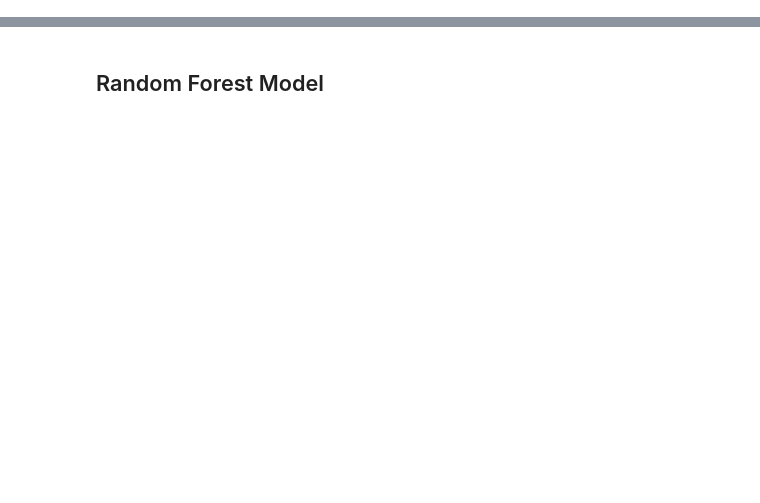
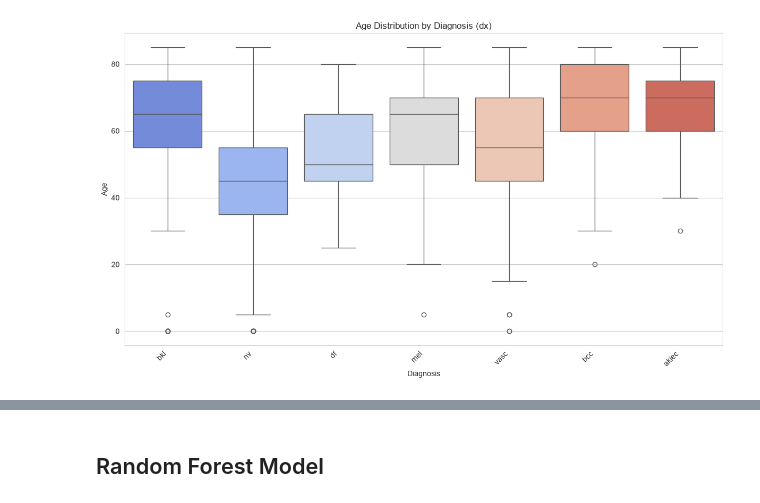
Before and after one commit to Hakunok/CS171-ImageClassifier, a Jupyter notebook: notebooks/eda_processing_split.ipynb, the cells around one changed output, grey strips where cells are left out. Saved outputs shown, nothing was run; the diff lists cells and outputs as text; code cells hidden in the pictures; blank space fills up the shorter version.

```diff
--- a/notebooks/eda_processing_split.ipynb
+++ b/notebooks/eda_processing_split.ipynb
@@ -242,0 +340,12 @@ print(class_weights)
+# %%
+# 4. Age distribution by 'dx'
+plt.figure(figsize=(12, 7))
+sns.boxplot(data=train_df, x='dx', y='age', palette='coolwarm')
+plt.title('Age Distribution by Diagnosis (dx)')
+plt.xlabel('Diagnosis')
+plt.ylabel('Age')
+plt.xticks(rotation=45, ha='right')
+plt.tight_layout()
+plt.show()
+# %% [output]
+[figure, added]
```
Also changed, not shown: parts of 39 cells of this notebook, 3 other files.
